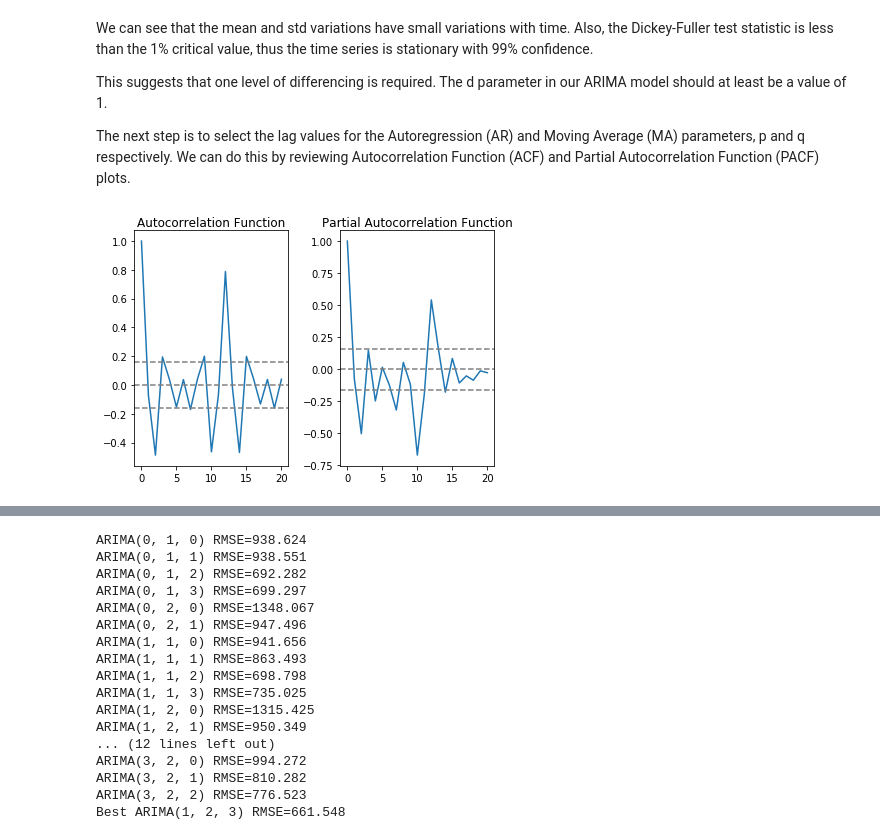
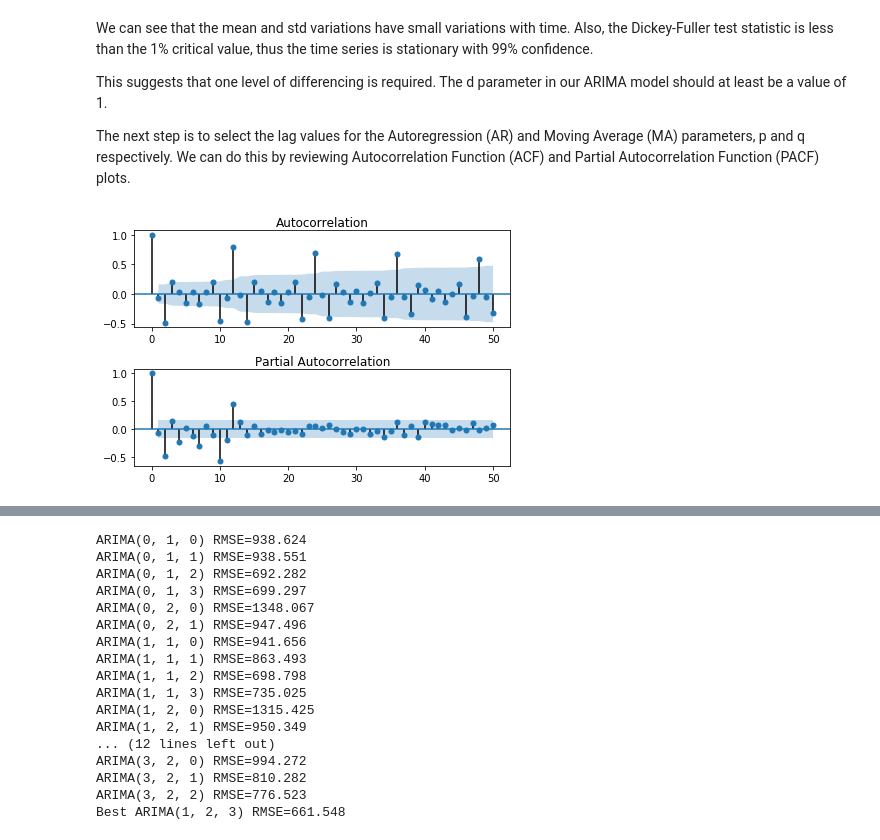
Before and after one commit to Erica-Tan/Average-number-of-business-visitors-in-New-Zealand, a Jupyter notebook: notebooks/NZVistors.ipynb, the cells around one changed output, grey strips where cells are left out. Cells and saved outputs as stored; diff of their text form; code cells hidden in the pictures.

```diff
--- a/notebooks/NZVistors.ipynb
+++ b/notebooks/NZVistors.ipynb
@@ -304,27 +305,15 @@ This suggests that one level of differencing is required. The d parameter in our
 
 
 The next step is to select the lag values for the Autoregression (AR) and Moving Average (MA) parameters, p and q respectively. We can do this by reviewing Autocorrelation Function (ACF) and Partial Autocorrelation Function (PACF) plots.
-# %%
-lag_acf = acf(ts_diff, nlags=20)
-lag_pacf = pacf(ts_diff, nlags=20, method='ols')
-
-#Plot ACF:
-plt.subplot(121)
-plt.plot(lag_acf)
-plt.axhline(y=0,linestyle='--',color='gray')
-plt.axhline(y=-1.96/np.sqrt(len(ts_diff)),linestyle='--',color='gray')
-plt.axhline(y=1.96/np.sqrt(len(ts_diff)),linestyle='--',color='gray')
-plt.title('Autocorrelation Function')
-
-
-#Plot PACF:
-plt.subplot(122)
-plt.plot(lag_pacf)
-plt.axhline(y=0,linestyle='--',color='gray')
-plt.axhline(y=-1.96/np.sqrt(len(ts_diff)),linestyle='--',color='gray')
-plt.axhline(y=1.96/np.sqrt(len(ts_diff)),linestyle='--',color='gray')
-plt.title('Partial Autocorrelation Function')
-plt.tight_layout()
-plt.show()
-# %% [output]
-[figure, removed]
+# %%
+plt.figure()
+plt.subplot(211)
+# plot ACF
+plot_acf(ts_diff, lags=50, ax=plt.gca())
+plt.subplot(212)
+# plot PACF
+plot_pacf(ts_diff, lags=50, ax=plt.gca())
+plt.tight_layout()
+plt.show()
+# %% [output]
+[figure, added]
```
Also changed, not shown: parts of 13 cells of this notebook, 15 other files.
